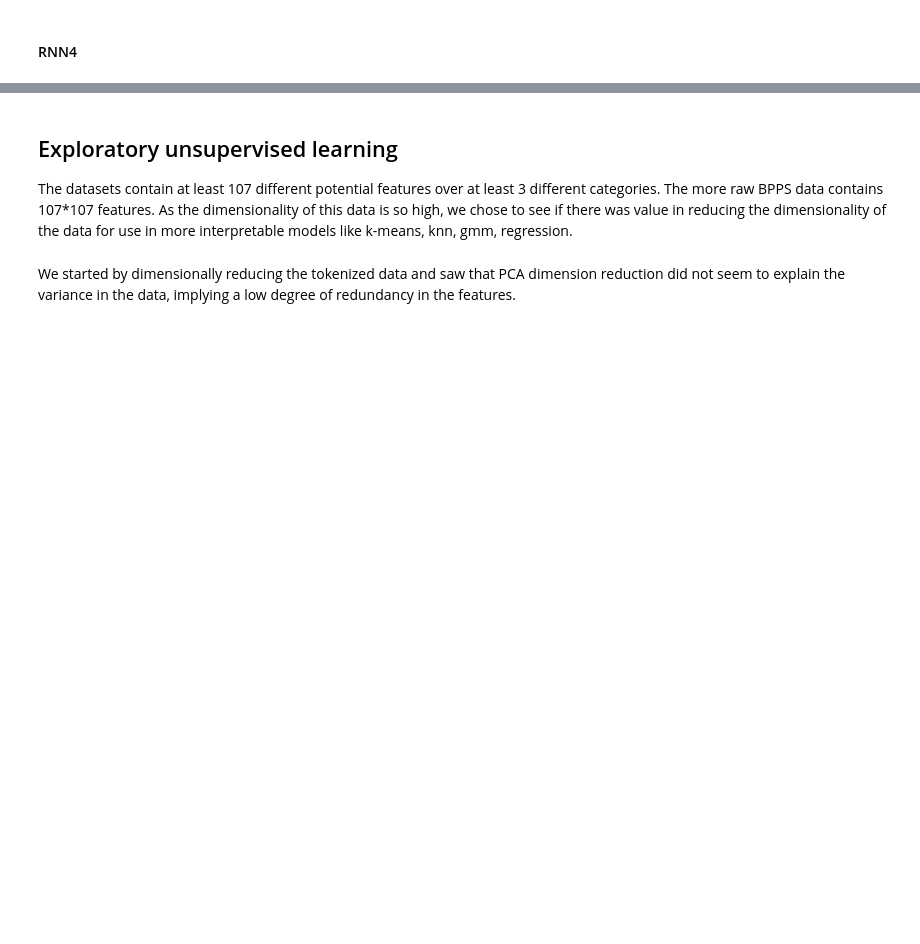
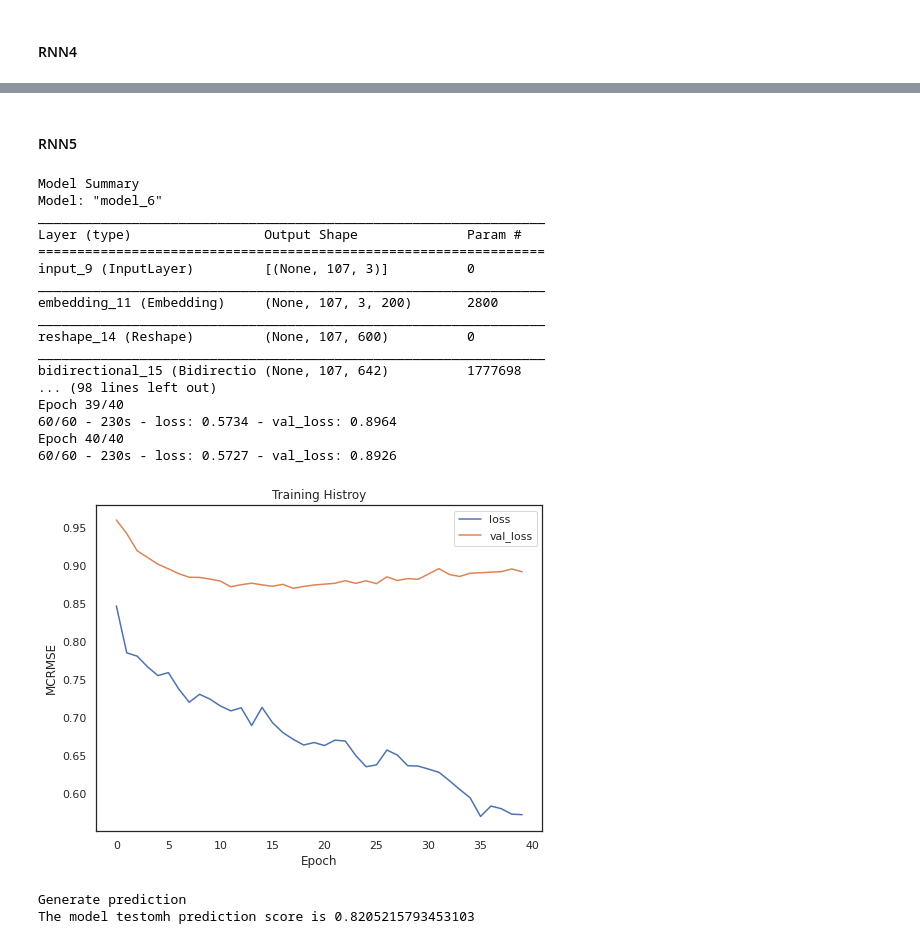
Before and after one commit to bruce-lam/W207_Final_Zhu_Yu_Lam, a Jupyter notebook: W207_Final_Project_Yu_Zhu_Lam.ipynb, the cells around one changed output, grey strips where cells are left out. Drawn from its saved outputs; the diff is of its cells as text; code cells hidden in the pictures; blank space fills up the shorter version.

```diff
--- a/W207_Final_Project_Yu_Zhu_Lam.ipynb
+++ b/W207_Final_Project_Yu_Zhu_Lam.ipynb
@@ -141,12 +143,6 @@ def bpps_avg(df):
   for seq_id in df.id.to_list():
     bpps_arr.append(np.load(f'/content/drive/MyDrive/1 MIDS/W207 Applied Machine Learning/Final Project/bpps/{seq_id}.npy').mean(axis=1))
   return bpps_arr
-# %%
-def bpps_full(df):
-  bpps_arr = []
-  for seq_id in df.id.to_list():
-    bpps_arr.append(np.load(f'/content/drive/MyDrive/1 MIDS/W207 Applied Machine Learning/Final Project/bpps/{seq_id}.npy'))
-  return bpps_arr
 # %%
 # add bpps data to the full train / test
 full_train["bpps_average"] = bpps_avg(full_train)
@@ -900,0 +1409,2 @@ model5.compile(tf.optimizers.Adam(), loss=MCRMSE)
+# %% [markdown]
+#### RNN5
@@ -901,2 +1440,23 @@ model5.compile(tf.optimizers.Adam(), loss=MCRMSE)
 # %%
-model5 = build_tensorflow_model(train_sequence2, y_train_all2, dev_sequence2, y_dev_all2, test_sequence2, y_test_all2, model5,epoch=25)
+model5 = build_tensorflow_model(train_sequence2, y_train_all2, dev_sequence2, y_dev_all2, test_sequence2, y_test_all2, model5,epoch=40)
+# %% [output]
+Model Summary
+Model: "model_6"
+_________________________________________________________________
+Layer (type)                 Output Shape              Param #
+=================================================================
+input_9 (InputLayer)         [(None, 107, 3)]          0
+_________________________________________________________________
+embedding_11 (Embedding)     (None, 107, 3, 200)       2800
+_________________________________________________________________
+reshape_14 (Reshape)         (None, 107, 600)          0
+_________________________________________________________________
+bidirectional_15 (Bidirectio (None, 107, 642)          1777698
+... (98 lines left out)
+Epoch 39/40
+60/60 - 230s - loss: 0.5734 - val_loss: 0.8964
+Epoch 40/40
+60/60 - 230s - loss: 0.5727 - val_loss: 0.8926
+[figure, added]
+Generate prediction
+The model testomh prediction score is 0.8205215793453103
@@ -934,6 +1462,0 @@ model6 = build_tensorflow_model(train_sequence2, y_train_all2, dev_sequence2, y_
-# %% [markdown]
-## Exploratory unsupervised learning
-
-The datasets contain at least 107 different potential features over at least 3 different categories. The more raw BPPS data contains 107*107 features. As the dimensionality of this data is so high, we chose to see if there was value in reducing the dimensionality of the data for use in more interpretable models like k-means, knn, gmm, regression.
-# %% [markdown]
-We started by dimensionally reducing the tokenized data and saw that PCA dimension reduction did not seem to explain the variance in the data, implying a low degree of redundancy in the features.
```
Also changed, not shown: parts of 98 cells of this notebook.
